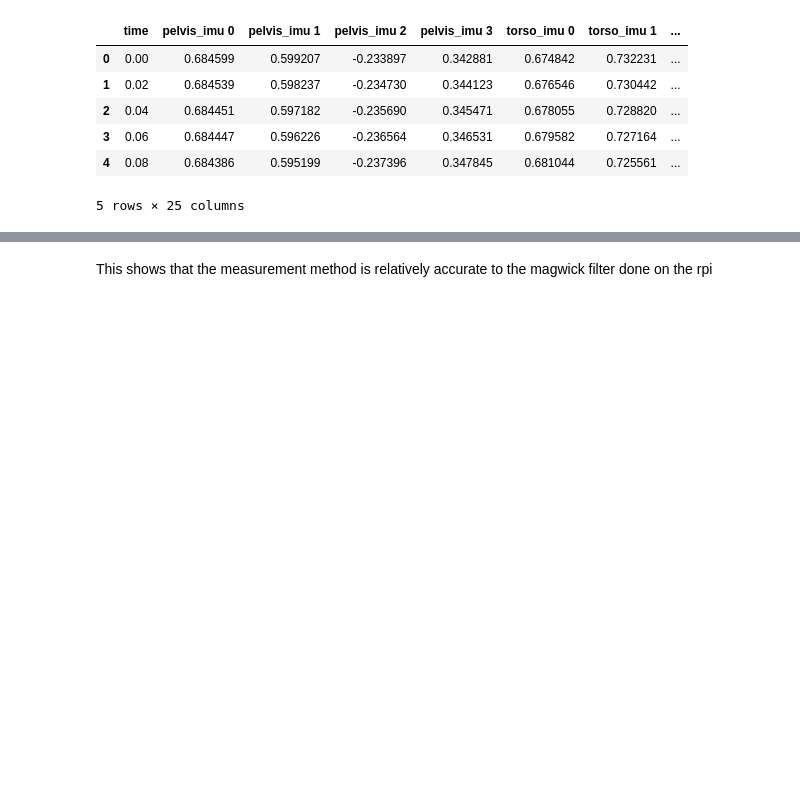
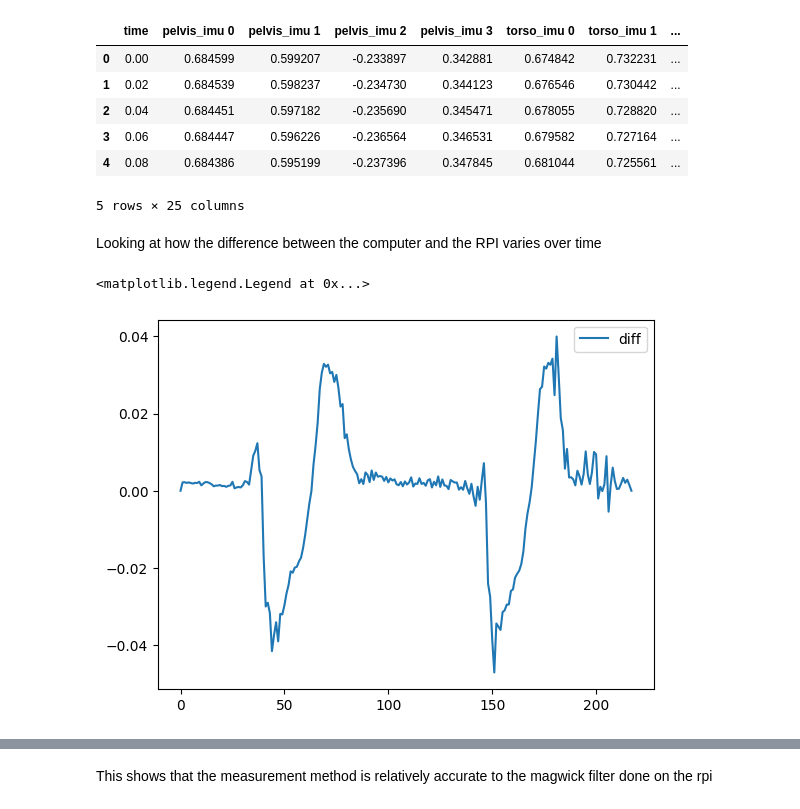
Before and after one commit to flamerten/UpperBody-Visualisation, a Jupyter notebook: ProcessData/Compare_Data.ipynb, the cells around one changed output, grey strips where cells are left out. Cells and saved outputs as stored; diff of their text form; code cells hidden in the pictures; blank space fills up the shorter version.

```diff
--- a/ProcessData/Compare_Data.ipynb
+++ b/ProcessData/Compare_Data.ipynb
@@ -143,3 +145,15 @@ rpi_numer.head()
 | 3 | 0.06 | 0.684447 | 0.596226 | -0.236564 | 0.346531 | 0.679582 | 0.727164 | ... |
 | 4 | 0.08 | 0.684386 | 0.595199 | -0.237396 | 0.347845 | 0.681044 | 0.725561 | ... |
 5 rows × 25 columns
+# %% [markdown]
+Looking at how the difference between the computer and the RPI varies over time
+# %%
+variable = "ulna_r_imu 1"
+S = com_numer[variable] - rpi_numer[variable]
+
+plt.plot(S.index,S,label = "diff")
+#plt.plot(com_numer.index,com_numer[variable],label = "com quat data")
+plt.legend()
+# %% [output]
+<matplotlib.legend.Legend at 0x...>
+[figure, added]
```
Also changed, not shown: parts of 9 cells of this notebook, 2 other files.
